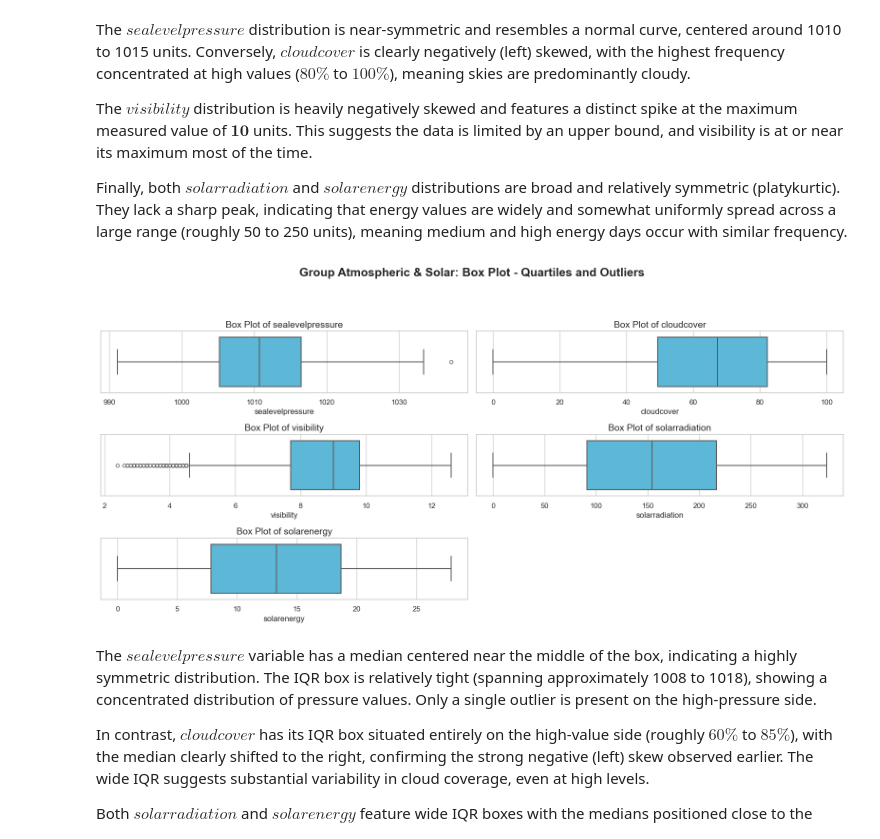
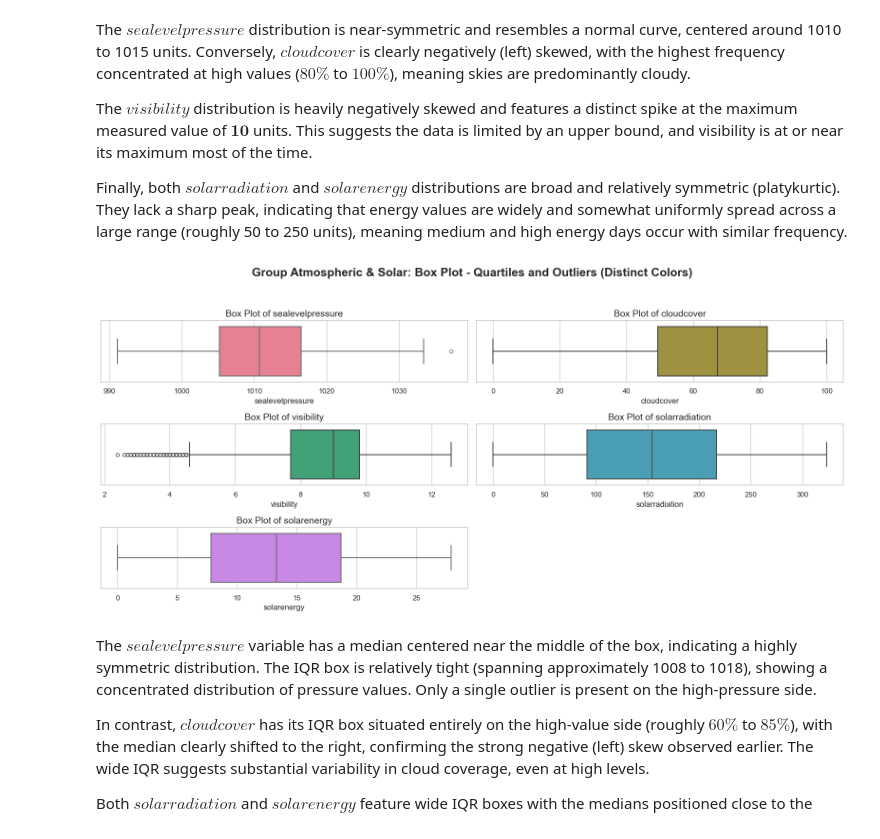
Before and after one commit to tungvoi38/Machine_Learning_Group_3, a Jupyter notebook: temperature_prediction_Hanoi/notebooks/01-data_understanding.ipynb, the cells around one changed output. Saved outputs shown, nothing was run; the diff lists cells and outputs as text; code cells hidden in the pictures.

```diff
--- a/temperature_prediction_Hanoi/notebooks/01-data_understanding.ipynb
+++ b/temperature_prediction_Hanoi/notebooks/01-data_understanding.ipynb
@@ -631,26 +663,34 @@ Overall, these variables together confirm the **strong seasonal rhythm** of Hano
 # %%
 group_name = 'Atmospheric & Solar'
 features = ['sealevelpressure', 'cloudcover', 'visibility', 'solarradiation', 'solarenergy']
-
 n_features = len(features)
 n_cols = 2
 n_rows = int(np.ceil(n_features / n_cols))
+
+colors = sns.color_palette("husl", n_colors=n_features)
+
 plt.rcParams['figure.figsize'] = (16, 4 * n_rows)
-
 
 fig_hist, axes_hist = plt.subplots(n_rows, n_cols, figsize=(16, 4 * n_rows))
 fig_hist.suptitle(f'Group {group_name}: Histogram & KDE - Distribution Shape',
-                  fontsize=18, fontweight='bold', y=1.05)
+                  fontsize=18, fontweight='bold', y=1.02)
 axes_hist = axes_hist.flatten()
+
 for i, col in enumerate(features):
     if col in data.columns:
-        sns.histplot(data=data, x=col, kde=True, ax=axes_hist[i], color="#4682B4",
-                     edgecolor='black', bins=30, line_kws={'lw': 2, 'color': 'red'})
+        # Sử dụng colors[i] để gán màu riêng biệt và đường KDE màu đen
+        sns.histplot(data=data, x=col, kde=True, ax=axes_hist[i],
+                     color=colors[i],
+                     edgecolor='black',
+                     bins=30,
+                     line_kws={'lw': 2, 'color': 'black'})
         axes_hist[i].set_title(f'Distribution of {col}', fontsize=14)
         axes_hist[i].set_ylabel('Frequency', fontsize=12)
+
 for j in range(i + 1, n_rows * n_cols):
     if j < len(axes_hist):
         fig_hist.delaxes(axes_hist[j])
+
 plt.tight_layout(rect=[0, 0.03, 1, 0.98])
 plt.show()
 # %% [output]
@@ -662,23 +702,40 @@ The $visibility$ distribution is heavily negatively skewed and features a distin
 
 Finally, both $solarradiation$ and $solarenergy$ distributions are broad and relatively symmetric (platykurtic). They lack a sharp peak, indicating that energy values are widely and somewhat uniformly spread across a large range (roughly 50 to 250 units), meaning medium and high energy days occur with similar frequency.
 # %%
+group_name = 'Atmospheric & Solar'
+features = ['sealevelpressure', 'cloudcover', 'visibility', 'solarradiation', 'solarenergy']
+n_features = len(features)
+n_cols = 2
+n_rows = int(np.ceil(n_features / n_cols))
+
+colors = sns.color_palette("husl", n_colors=n_features)
+
+plt.rcParams['figure.figsize'] = (16, 2.5 * n_rows)
+
 fig_box, axes_box = plt.subplots(n_rows, n_cols, figsize=(16, 2.5 * n_rows))
-fig_box.suptitle(f'Group {group_name}: Box Plot - Quartiles and Outliers',
-                 fontsize=18, fontweight='bold', y=1.05)
+fig_box.suptitle(f'Group {group_name}: Box Plot - Quartiles and Outliers (Distinct Colors)',
+                 fontsize=18, fontweight='bold', y=1.02)
 axes_box = axes_box.flatten()
+
 for i, col in enumerate(features):
     if col in data.columns:
-        sns.boxplot(data=data, x=col, ax=axes_box[i], color="#49C0EB",
+        # Use distinct color for each box plot
+        sns.boxplot(data=data, x=col, ax=axes_box[i],
+                    color=colors[i],
                     orient='h', fliersize=5, linewidth=1.5)
         axes_box[i].set_title(f'Box Plot of {col}', fontsize=14)
         axes_box[i].set_ylabel('')
+
+# Hide any extra subplots in the last row
 for j in range(i + 1, n_rows * n_cols):
     if j < len(axes_box):
         fig_box.delaxes(axes_box[j])
+
 plt.tight_layout(rect=[0, 0.03, 1, 0.98])
+
 plt.show()
 # %% [output]
-[figure, old version]
+[figure, new version]
 # %% [markdown]
 The $sealevelpressure$ variable has a median centered near the middle of the box, indicating a highly symmetric distribution. The IQR box is relatively tight (spanning approximately 1008 to 1018), showing a concentrated distribution of pressure values. Only a single outlier is present on the high-pressure side.
 
```
Also changed, not shown: parts of 6 cells of this notebook.
